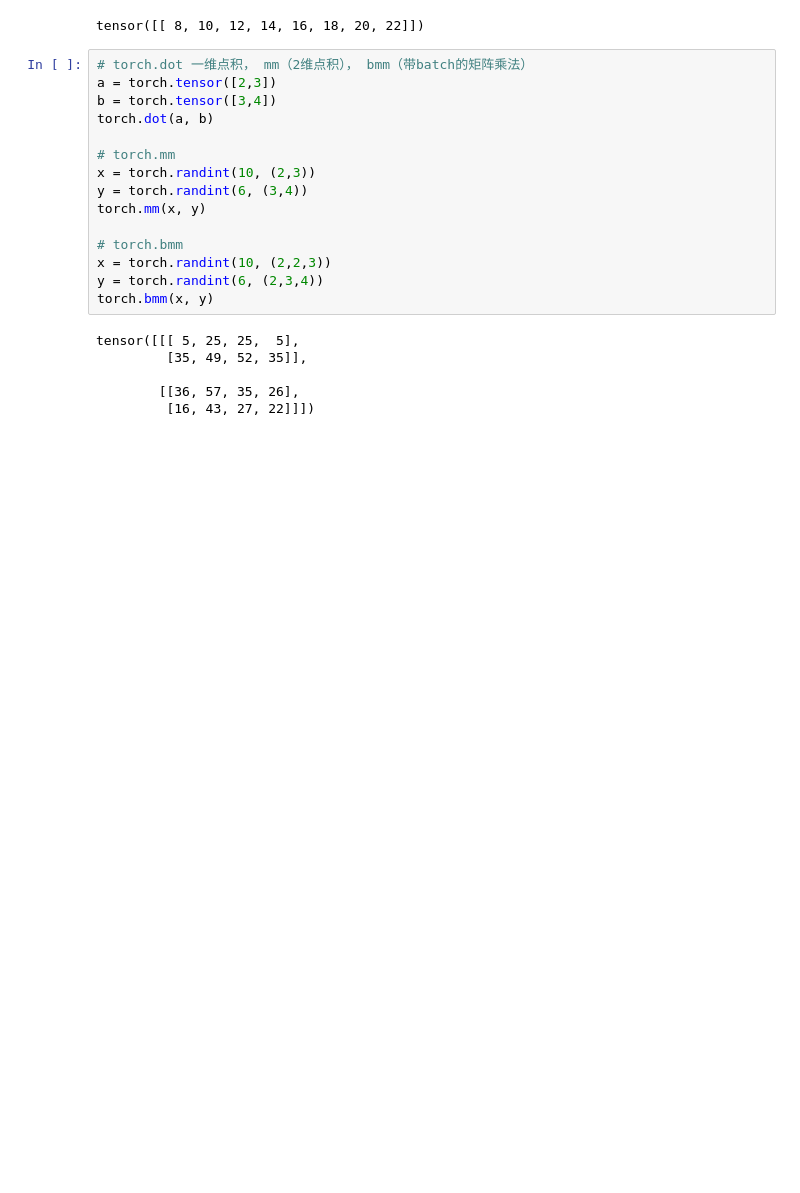
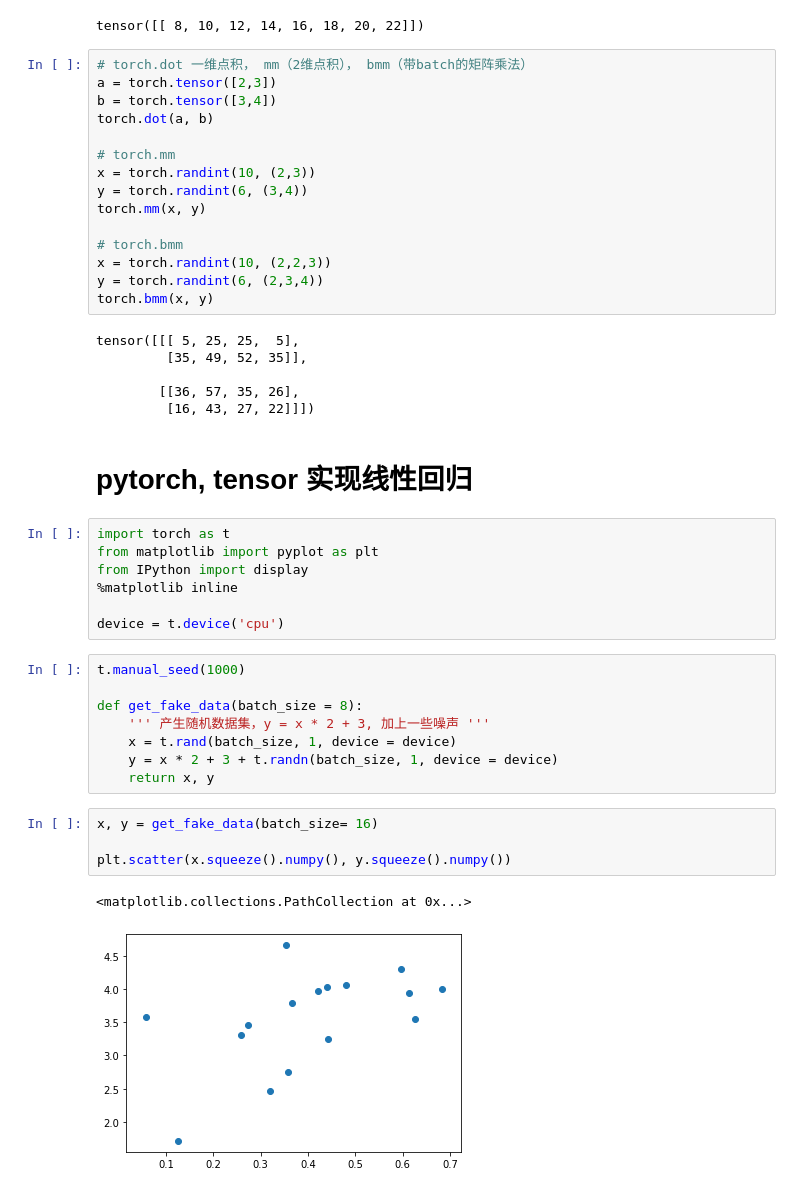
Before and after one commit to Cozyzheng/Neural-Network, a Jupyter notebook: python/pytorch_tensor.ipynb, the cells around one changed output. Drawn from its saved outputs; the diff is of its cells as text; blank space fills up the shorter version.

```diff
--- a/python/pytorch_tensor.ipynb
+++ b/python/pytorch_tensor.ipynb
@@ -136,3 +136,27 @@ tensor([[[ 5, 25, 25,  5],
 
         [[36, 57, 35, 26],
          [16, 43, 27, 22]]])
+# %% [markdown]
+# pytorch, tensor 实现线性回归
+# %%
+import torch as t
+from matplotlib import pyplot as plt
+from IPython import display
+%matplotlib inline
+
+device = t.device('cpu')
+# %%
+t.manual_seed(1000)
+
+def get_fake_data(batch_size = 8):
+    ''' 产生随机数据集，y = x * 2 + 3, 加上一些噪声 '''
+    x = t.rand(batch_size, 1, device = device)
+    y = x * 2 + 3 + t.randn(batch_size, 1, device = device)
+    return x, y
+# %%
+x, y = get_fake_data(batch_size= 16)
+
+plt.scatter(x.squeeze().numpy(), y.squeeze().numpy())
+# %% [output]
+<matplotlib.collections.PathCollection at 0x...>
+[figure, added]
```
Also changed, not shown: parts of 1 cell of this notebook, 2 other files.
